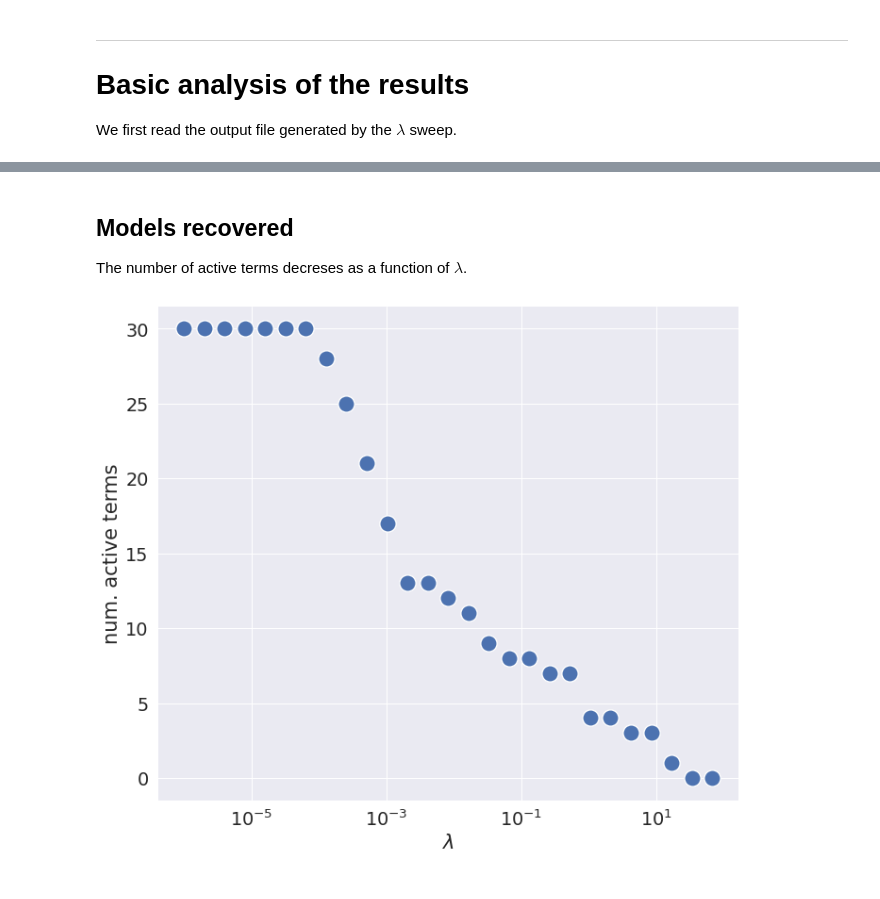
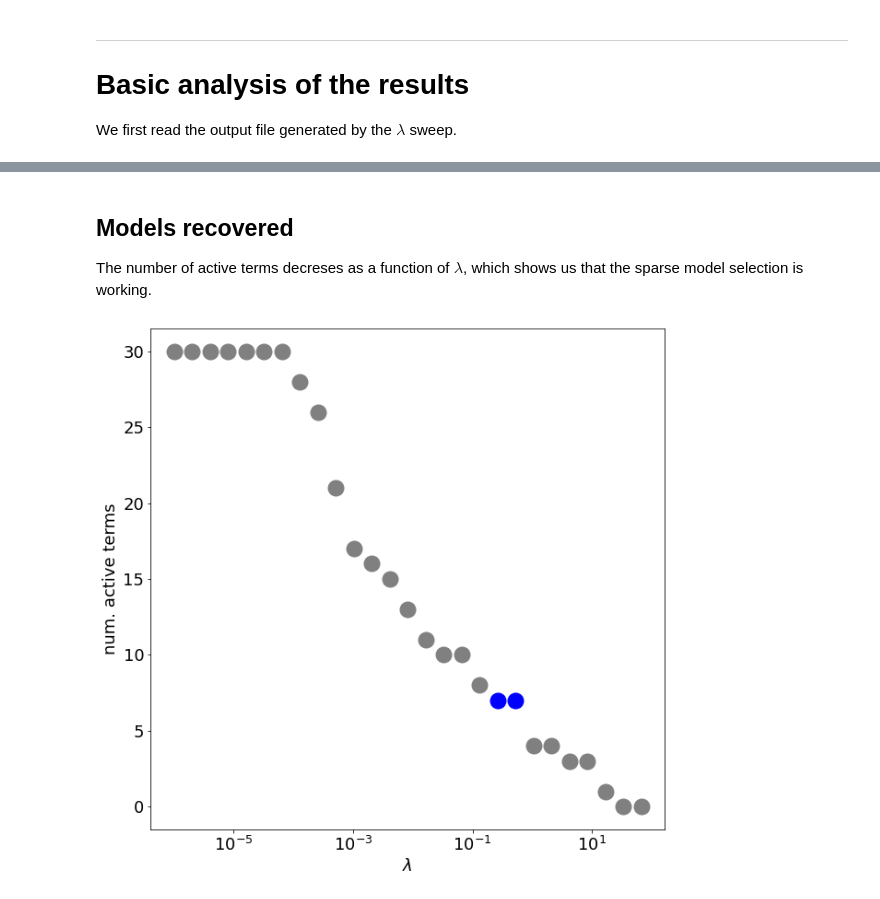
Before and after one commit to hribera/DAHSI, a Jupyter notebook: Example_Notebook/Lorenz_Walkthrough.ipynb, the cells around one changed output, grey strips where cells are left out. Drawn from its saved outputs; the diff is of its cells as text; code cells hidden in the pictures.

```diff
--- a/Example_Notebook/Lorenz_Walkthrough.ipynb
+++ b/Example_Notebook/Lorenz_Walkthrough.ipynb
@@ -511,24 +478,16 @@ g.fig.set_size_inches(12,10)
 # %% [markdown]
 ## Models recovered
 
-The number of active terms decreses as a function of $\lambda$.
+The number of active terms decreses as a function of $\lambda$, which shows us that the sparse model selection is working.
-# %%
-sns.set(font_scale=1.75)
-
-# sns.stripplot(x = 'Pos', y = 'Weight', data = wnba, jitter = True)
-
-g = sns.relplot(
-    data=df_2,
-    x="lambda", y="active terms",
-#     hue="active terms", #style="smoker", size="size",
-    s=300,
-)
-
-# g.set_titles("")
-g.set_xlabels('$\lambda$', clear_inner=False)
-g.set_ylabels('num. active terms', clear_inner=False)
-g.set(xscale="log")
-g.fig.set_size_inches(12,10)
-# g.fig.savefig("seaborntest.eps", close = True, verbose = True)
-# %% [output]
-[figure, removed]
+# %%
+for ll in range(num_lambda):
+    if table_active_terms[ll,1] == 7:
+        plt.plot(table_active_terms[ll,0], table_active_terms[ll,1], marker='o', color="blue", linestyle='solid', markersize=17)
+    else:
+        plt.plot(table_active_terms[ll,0], table_active_terms[ll,1], marker='o', color="gray", linestyle='solid', markersize=17)
+
+    plt.xscale("log")
+    plt.xlabel("$\lambda$")
+    plt.ylabel("num. active terms")
+# %% [output]
+[figure, added]
```
Also changed, not shown: parts of 11 cells of this notebook.
